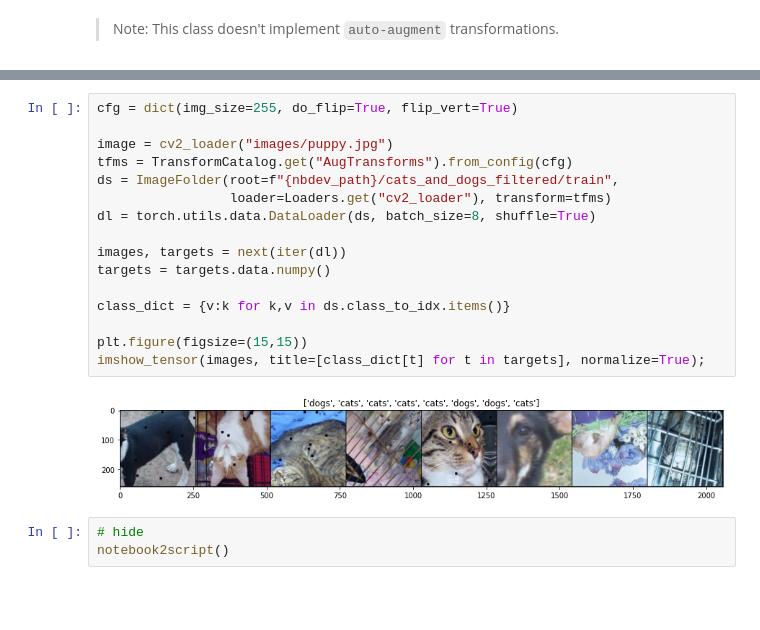
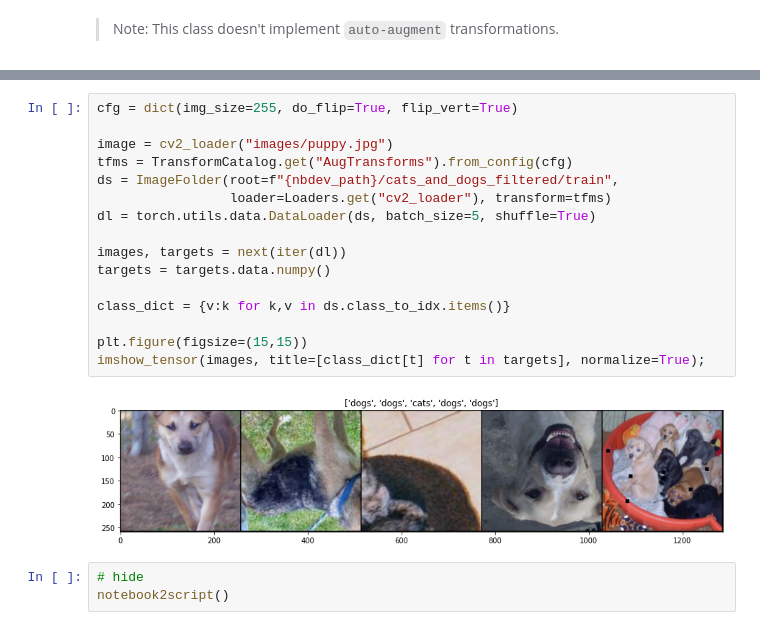
Before and after one commit to benihime91/lightning_cv, a Jupyter notebook: nbs/01a_data.transforms.ipynb, the cells around one changed output, grey strips where cells are left out. Saved outputs shown, nothing was run; the diff lists cells and outputs as text; blank space fills up the shorter version.

```diff
--- a/nbs/01a_data.transforms.ipynb
+++ b/nbs/01a_data.transforms.ipynb
@@ -440,21 +529,21 @@ using Albumentations Library.
 # %%
 cfg = dict(img_size=255, do_flip=True, flip_vert=True)
 
 image = cv2_loader("images/puppy.jpg")
 tfms = TransformCatalog.get("AugTransforms").from_config(cfg)
 ds = ImageFolder(root=f"{nbdev_path}/cats_and_dogs_filtered/train",
                  loader=Loaders.get("cv2_loader"), transform=tfms)
-dl = torch.utils.data.DataLoader(ds, batch_size=8, shuffle=True)
+dl = torch.utils.data.DataLoader(ds, batch_size=5, shuffle=True)
 
 images, targets = next(iter(dl))
 targets = targets.data.numpy()
 
 class_dict = {v:k for k,v in ds.class_to_idx.items()}
 
 plt.figure(figsize=(15,15))
 imshow_tensor(images, title=[class_dict[t] for t in targets], normalize=True);
 # %% [output]
-[figure, old version]
+[figure, new version]
 # %%
 # hide
 notebook2script()
```
Also changed, not shown: parts of 25 cells of this notebook, 4 other files.
